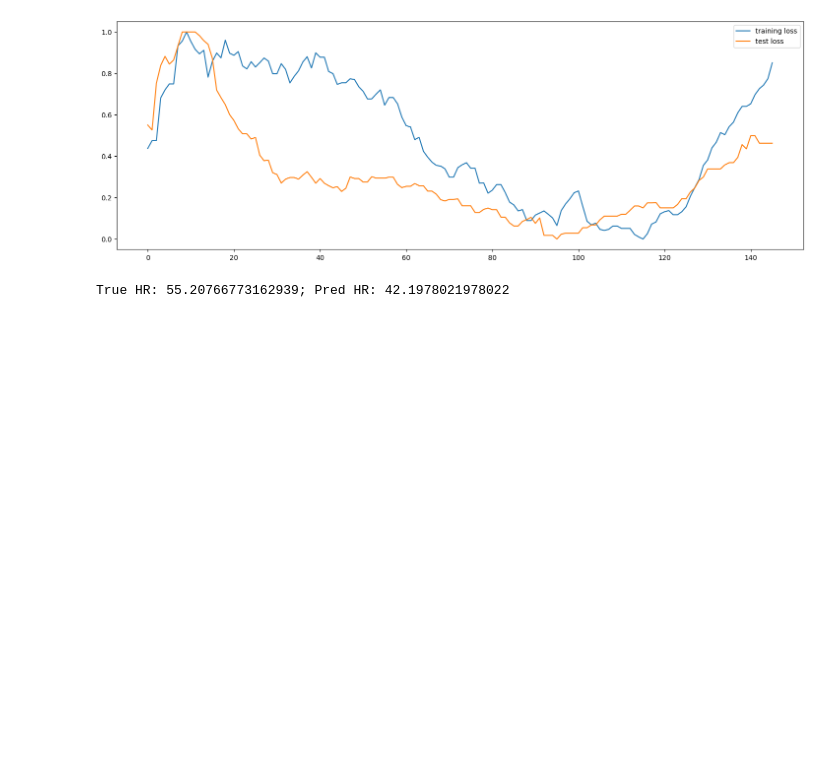
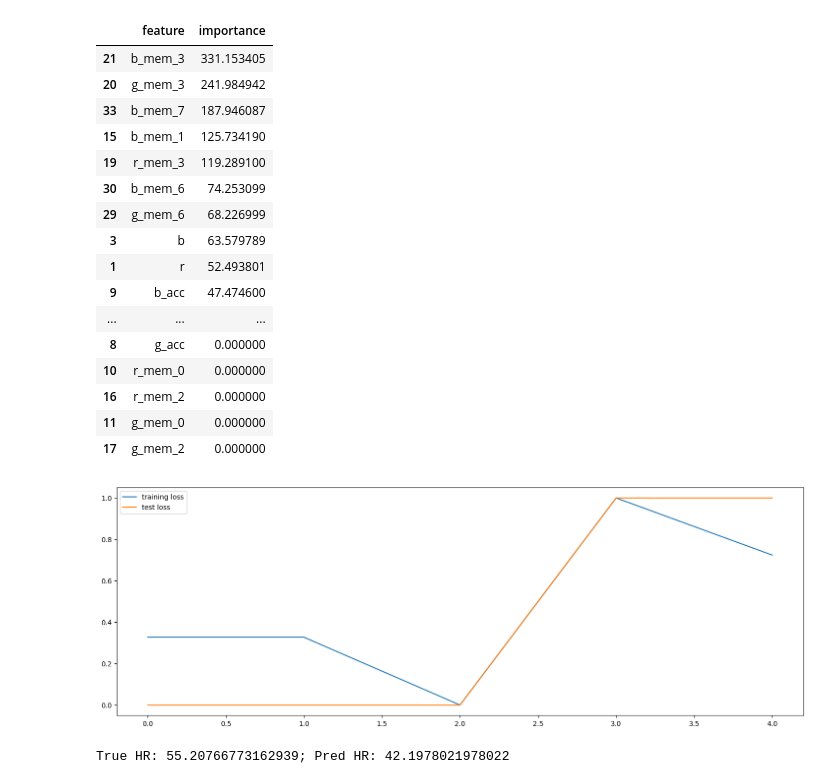
Before and after one commit to arnavpon/pydroid, a Jupyter notebook: example/android/app/src/main/python/pipeline-dev/pipeline-v1/ml.v6.ipynb, the cells around one changed output. Drawn from its saved outputs; the diff is of its cells as text; code cells hidden in the pictures; blank space fills up the shorter version.

```diff
--- a/example/android/app/src/main/python/pipeline-dev/pipeline-v1/ml.v6.ipynb
+++ b/example/android/app/src/main/python/pipeline-dev/pipeline-v1/ml.v6.ipynb
@@ -287,6 +287,7 @@ class MoodyGBM:
         self.training_loss = None
 
         self.given_data = self.prepare_dataset_from_subjects(truths, data_beg = data_beg, data_end = data_end)
+        self.features = list(self.given_data.drop(columns = [self.label_col, self.subject_col]).columns)
         self.excluded_subject = excluded_subject
         if self.excluded_subject is not None:
             self.given_data = self.given_data[self.given_data[self.subject_col] != self.excluded_subject]
@@ -403,6 +404,38 @@ class MoodyGBM:
             plt.plot(test_loss_normed, label = 'test loss')
             plt.legend()
 
+    def get_model_stats(self):
+
+        model_info = self.gbm.dump_model()
+        tree_depths = []
+
+        for tree_info in model_info['tree_info']:
+            tree_structure = tree_info['tree_structure']
+
+            # Recursive function to compute the depth of a tree
+            def calculate_depth(node, current_depth=0):
+                if 'leaf_value' in node:
+                    return current_depth
+                else:
+                    left_depth = calculate_depth(node['left_child'], current_depth + 1)
+                    right_depth = calculate_depth(node['right_child'], current_depth + 1)
+                    return max(left_depth, right_depth)
+
+            tree_depth = calculate_depth(tree_structure)
+            tree_depths.append(tree_depth)
+
+        print('Tree depth stats:')
+        print('Min tree depth:', min(tree_depths))
+        print('Max tree depth:', max(tree_depths))
+        print('Avg tree depth:', np.mean(tree_depths))
+        print('\nFeature importances:')
+        display(self.get_feature_importances())
+
+    def get_feature_importances(self):
+        importances = self.gbm.feature_importance(importance_type='gain')
+        feature_importances = pd.DataFrame({'feature': self.features, 'importance': importances})
+        feature_importances = feature_importances.sort_values('importance', ascending=False)
+        return feature_importances
 
     @staticmethod
     def prepare_dataset_from_subjects(truths, data_beg = 1000, data_end = 2000):
@@ -469,13 +502,14 @@ class MoodyGBM:
 test_subject = 7
 test_subject_truth = truths[test_subject - 1]
 
-mod = MoodyGBM(truths, n_estimators = 200, loss_type = 'dtw', split_size = 960, excluded_subject = test_subject, model_type = 'gbdt', learning_rate = 0.01)
+mod = MoodyGBM(truths, n_estimators = 5, loss_type = 'dtw', split_size = 960, excluded_subject = test_subject, model_type = 'gbdt', learning_rate = 0.01)
 mod.fit()
 mse, hr_err, hr_err_sq = mod.eval()
 
-print(f'MSE: {mse}')
+print(f'\n\nMSE: {mse}')
 print(f'Peaks error: {hr_err}')
-print(f'Peaks error squared: {hr_err_sq}')
+print(f'Peaks error squared: {hr_err_sq}\n\n')
 
+mod.get_model_stats()
 mod.plot_loss()
 # %% [output]
@@ -499,4 +534,21 @@ Peaks error squared: 106.66666666666667
+|  | feature | importance |
+| 21 | b_mem_3 | 331.153405 |
+| 20 | g_mem_3 | 241.984942 |
+| 33 | b_mem_7 | 187.946087 |
+| 15 | b_mem_1 | 125.734190 |
+| 19 | r_mem_3 | 119.289100 |
+| 30 | b_mem_6 | 74.253099 |
+| 29 | g_mem_6 | 68.226999 |
+| 3 | b | 63.579789 |
+| 1 | r | 52.493801 |
+| 9 | b_acc | 47.474600 |
+| ... | ... | ... |
+| 8 | g_acc | 0.000000 |
+| 10 | r_mem_0 | 0.000000 |
+| 16 | r_mem_2 | 0.000000 |
+| 11 | g_mem_0 | 0.000000 |
+| 17 | g_mem_2 | 0.000000 |
-[figure, old version]
+[figure, new version]
 # %%
 beg = 2000
 end = 2640
```
Also changed, not shown: parts of 1 cell of this notebook.
